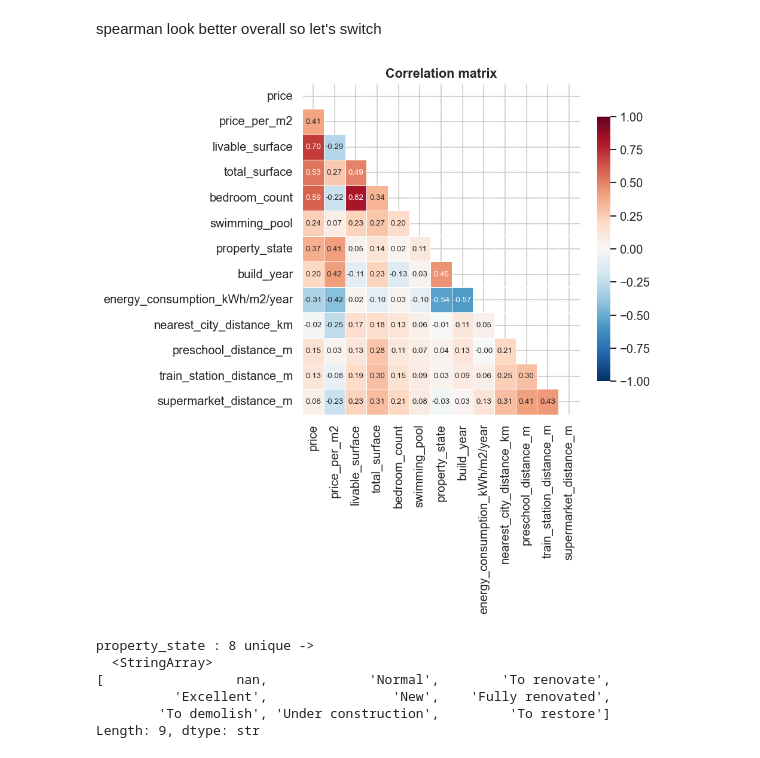
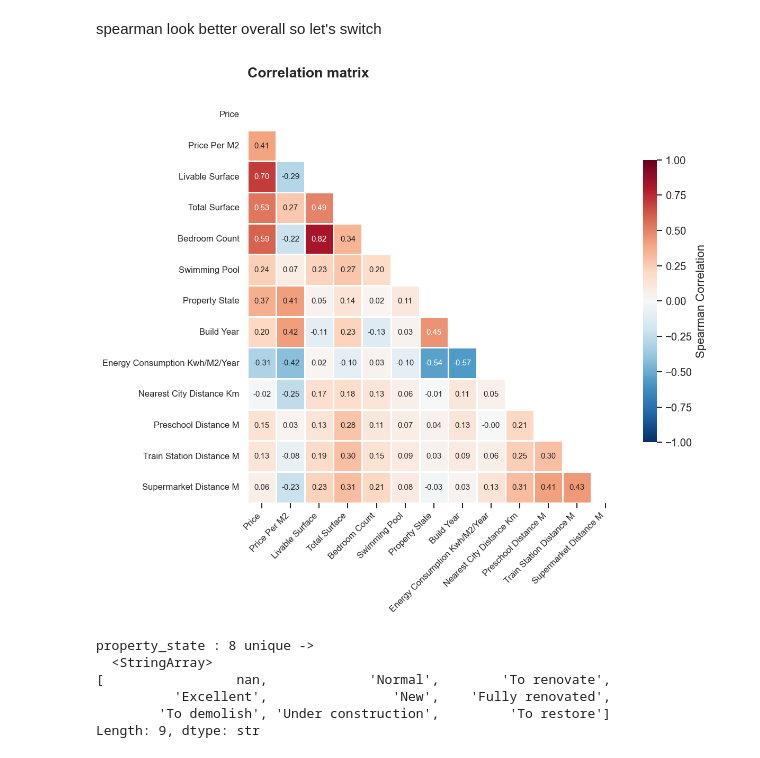
Before and after one commit to lienkt/immo-eliza-turtles-analysis, a Jupyter notebook: max_eploratory_work.ipynb, the cells around one changed output. Cells and saved outputs as stored; diff of their text form; code cells hidden in the pictures.

Commit message:
Making corr graph better

```diff
--- a/max_eploratory_work.ipynb
+++ b/max_eploratory_work.ipynb
@@ -177,16 +177,23 @@ energy_consumption_kWh/m2/year -0.001982 -0.306926
 # %% [markdown]
 spearman look better overall so let's switch
 # %%
-fig, ax = plt.subplots(figsize=(8, 8))
+sns.set_theme(style='white', palette='muted', font_scale=1.1)
+fig, ax = plt.subplots(figsize=(10, 9))
 
 corr = numerical.corr(method='spearman')
 mask = np.triu(np.ones_like(corr, dtype=bool))
 sns.heatmap(corr, ax=ax, mask=mask, cmap='RdBu_r', center=0, vmin=-1, vmax=1, annot=True, fmt='.2f',
-            linewidths=0.5, annot_kws={'size': 8}, cbar_kws={'shrink': 0.8})
-ax.set_title('Correlation matrix')
+            linewidths=1.5, linecolor='white',annot_kws={'size': 9, 'weight': 'medium'}, cbar_kws={'shrink': 0.7, 'label': 'Spearman Correlation'})
+ax.set_title('Correlation matrix', fontsize=16, pad=25, fontweight='bold', loc='left')
+
+ax.set_xticklabels([label.get_text().replace('_', ' ').title() for label in ax.get_xticklabels()], rotation=45, horizontalalignment='right', fontsize=10)
+ax.set_yticklabels([label.get_text().replace('_', ' ').title() for label in ax.get_yticklabels()], rotation=0, fontsize=10)
+
+ax.tick_params(left=False, bottom=True)
+sns.despine(left=True, bottom=True)
 plt.tight_layout()
 # %% [output]
-[figure, old version]
+[figure, new version]
 # %%
 print(f"property_state : {df['property_state'].nunique()} unique -> \n  {df['property_state'].unique()}\n")
 # %% [output]
```
